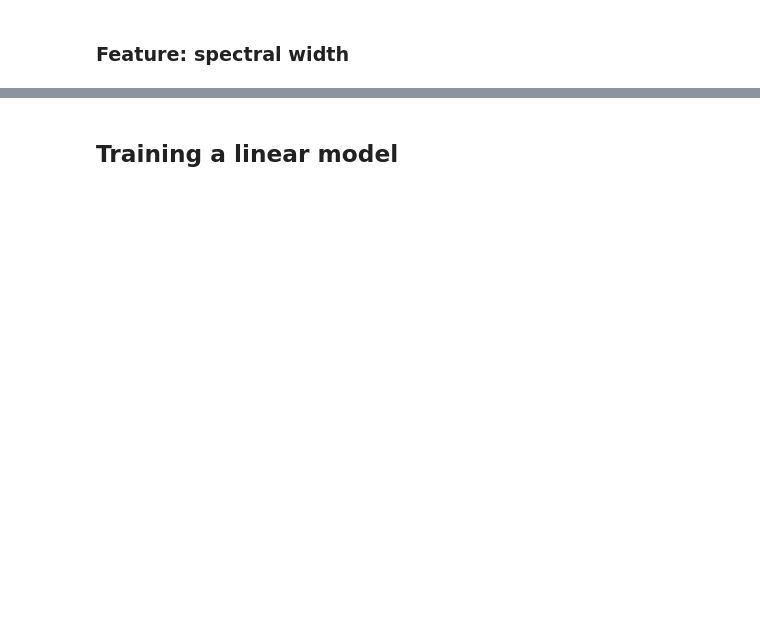
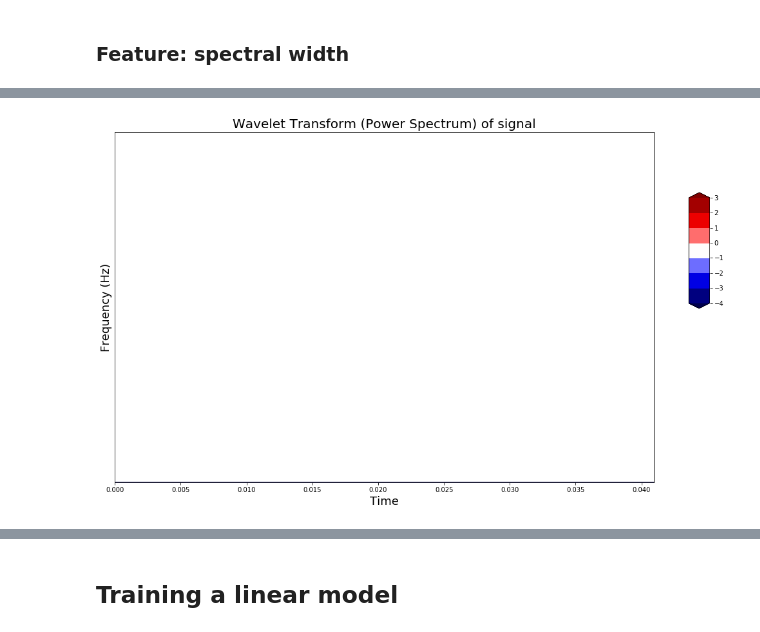
Before and after one commit to bastiendechamps/DOCC10_challenge_MVA, a Jupyter notebook: notebooks/clean.ipynb, the cells around one changed output, grey strips where cells are left out. Saved outputs shown, nothing was run; the diff lists cells and outputs as text; code cells hidden in the pictures; blank space fills up the shorter version.

```diff
--- a/notebooks/clean.ipynb
+++ b/notebooks/clean.ipynb
@@ -224,0 +271,56 @@ def spectral_width(ps, ratio=0.5):
+# %%
+def plot_wavelet(
+    time,
+    signal,
+    scales,
+    waveletname="cmor1-1.5",
+    cmap=plt.cm.seismic,
+    title="Wavelet Transform (Power Spectrum) of signal",
+    ylabel="Frequency (Hz)",
+    xlabel="Time",
+):
+
+    fs = 200000
+    [coefficients, frequencies] = pywt.cwt(signal, scales, waveletname, fs)
+    power = np.abs(coefficients) ** 2
+    levels = [0.0625, 0.125, 0.25, 0.5, 1, 2, 4, 8]
+    contourlevels = np.log2(levels)
+
+    fig, ax = plt.subplots(figsize=(15, 10))
+    im = ax.contourf(
+        time,
+        np.log2(frequencies),
+        np.log2(power),
+        contourlevels,
+        extend="both",
+        cmap=cmap,
+    )
+
+    ax.set_title(title, fontsize=20)
+    ax.set_ylabel(ylabel, fontsize=18)
+    ax.set_xlabel(xlabel, fontsize=18)
+
+    yticks = 2 ** np.arange(
+        np.ceil(np.log2(frequencies.min())), np.ceil(np.log2(frequencies.max()))
+    )
+    ax.set_yticks(np.log2(yticks))
+    ax.set_yticklabels(yticks)
+    ax.invert_yaxis()
+    ylim = ax.get_ylim()
+    ax.set_ylim(ylim[0], -1)
+
+    cbar_ax = fig.add_axes([0.95, 0.5, 0.03, 0.25])
+    fig.colorbar(im, cax=cbar_ax, orientation="vertical")
+    plt.show()
+
+
+signal = X_train[90496]
+N = len(signal)
+fs = 200000
+T = 1 / fs
+time = np.arange(0, N) * T
+scales = np.arange(1, 128)
+
+plot_wavelet(time, signal, scales)
+# %% [output]
+[figure, added]
```
Also changed, not shown: parts of 33 cells of this notebook.
